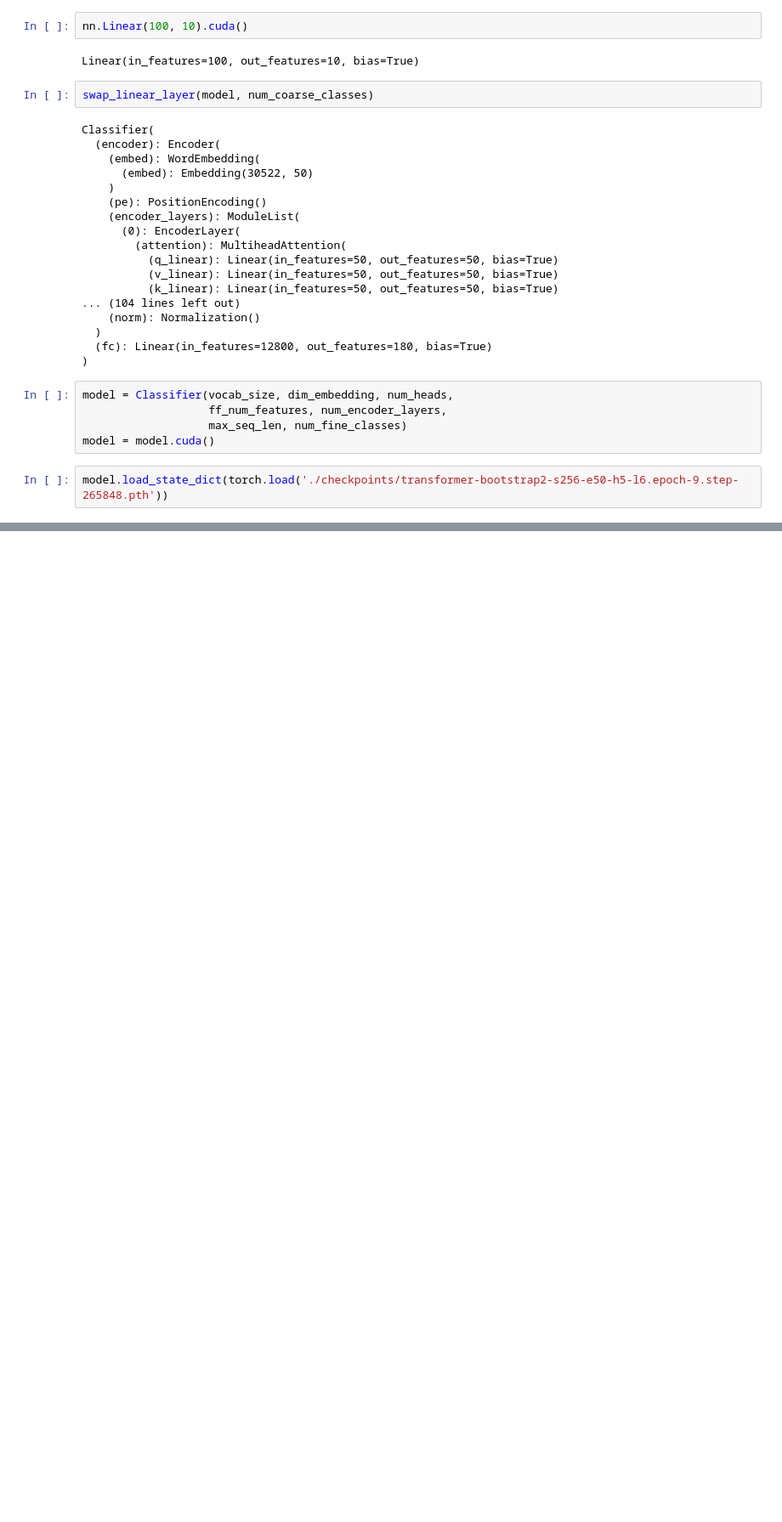
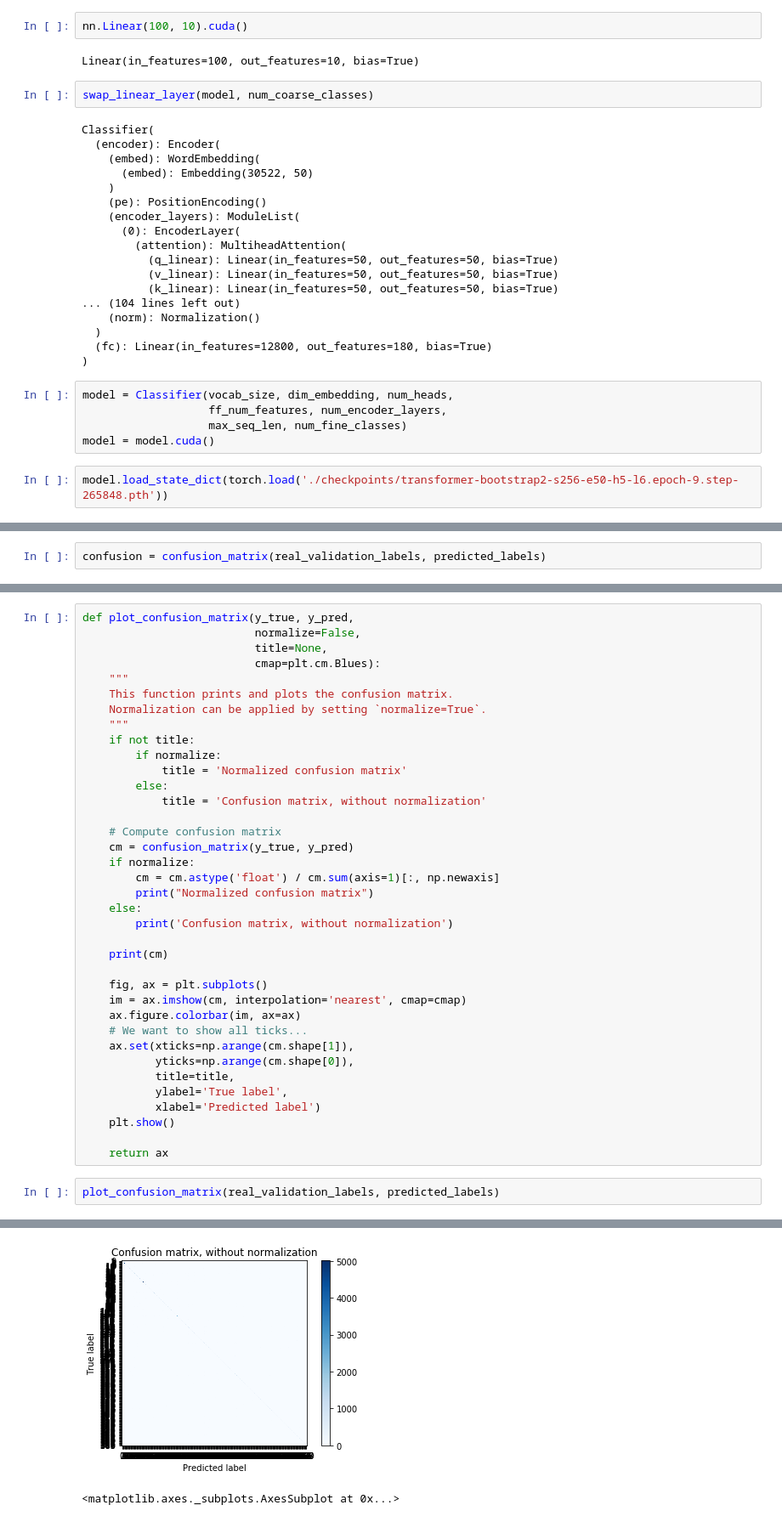
Before and after one commit to hengchu/WikiTextClassifier, a Jupyter notebook: Transformer.ipynb, the cells around one changed output, grey strips where cells are left out. Shown at 85% size. Drawn from its saved outputs; the diff is of its cells as text; blank space fills up the shorter version.

Commit message:
adding a confusion matrix plot

```diff
--- a/Transformer.ipynb
+++ b/Transformer.ipynb
@@ -705,0 +733,2 @@ model.load_state_dict(torch.load('./checkpoints/transformer-bootstrap2-s256-e50-
+# %%
+confusion = confusion_matrix(real_validation_labels, predicted_labels)
@@ -705,0 +745,40 @@ model.load_state_dict(torch.load('./checkpoints/transformer-bootstrap2-s256-e50-
+# %%
+def plot_confusion_matrix(y_true, y_pred,
+                          normalize=False,
+                          title=None,
+                          cmap=plt.cm.Blues):
+    """
+    This function prints and plots the confusion matrix.
+    Normalization can be applied by setting `normalize=True`.
+    """
+    if not title:
+        if normalize:
+            title = 'Normalized confusion matrix'
+        else:
+            title = 'Confusion matrix, without normalization'
+
+    # Compute confusion matrix
+    cm = confusion_matrix(y_true, y_pred)
+    if normalize:
+        cm = cm.astype('float') / cm.sum(axis=1)[:, np.newaxis]
+        print("Normalized confusion matrix")
+    else:
+        print('Confusion matrix, without normalization')
+
+    print(cm)
+
+    fig, ax = plt.subplots()
+    im = ax.imshow(cm, interpolation='nearest', cmap=cmap)
+    ax.figure.colorbar(im, ax=ax)
+    # We want to show all ticks...
+    ax.set(xticks=np.arange(cm.shape[1]),
+           yticks=np.arange(cm.shape[0]),
+           title=title,
+           ylabel='True label',
+           xlabel='Predicted label')
+    plt.show()
+
+    return ax
+# %%
+plot_confusion_matrix(real_validation_labels, predicted_labels)
+# %% [output]
@@ -705,0 +793,2 @@ model.load_state_dict(torch.load('./checkpoints/transformer-bootstrap2-s256-e50-
+[figure, added]
+<matplotlib.axes._subplots.AxesSubplot at 0x...>
```
Also changed, not shown: parts of 12 cells of this notebook, 2 other files.
